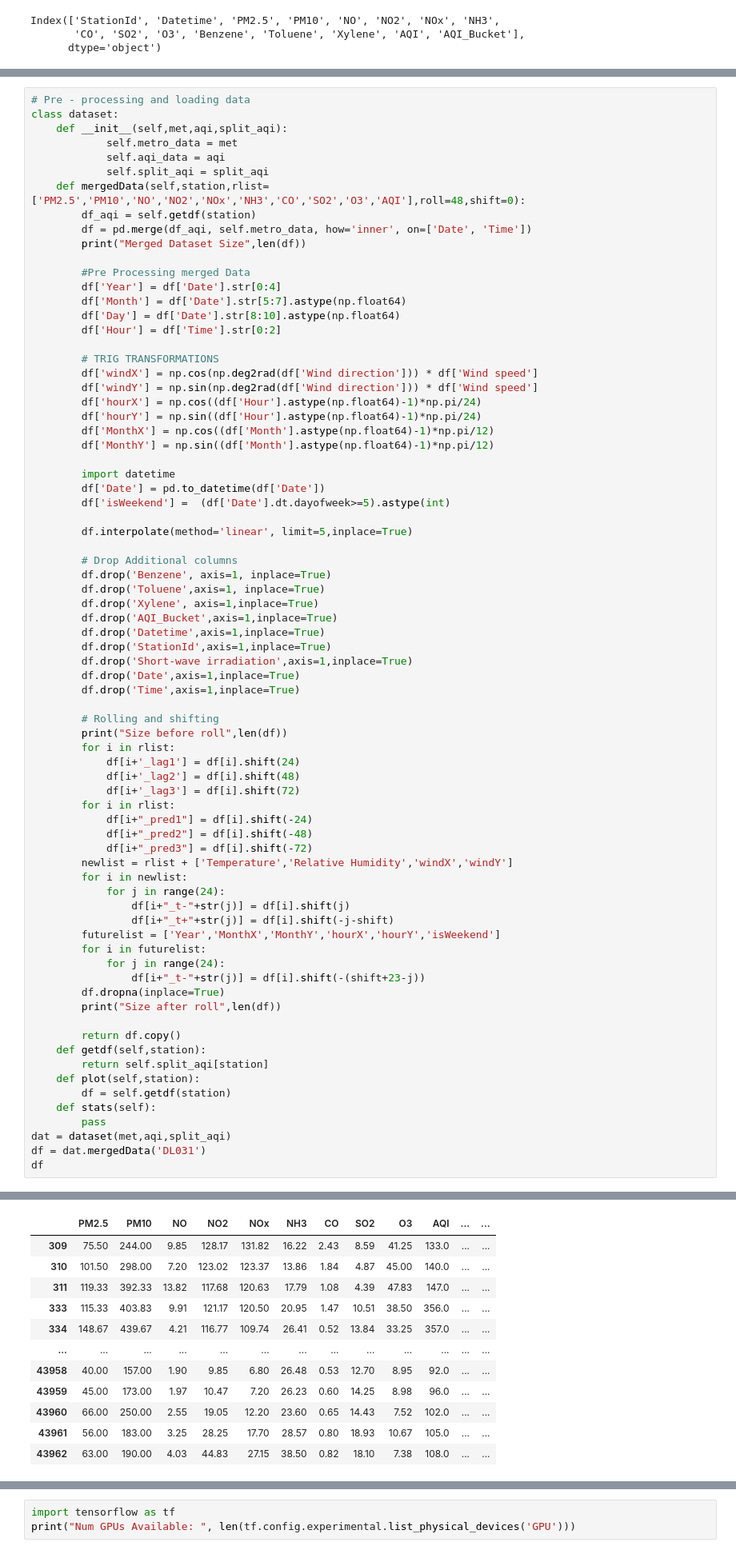
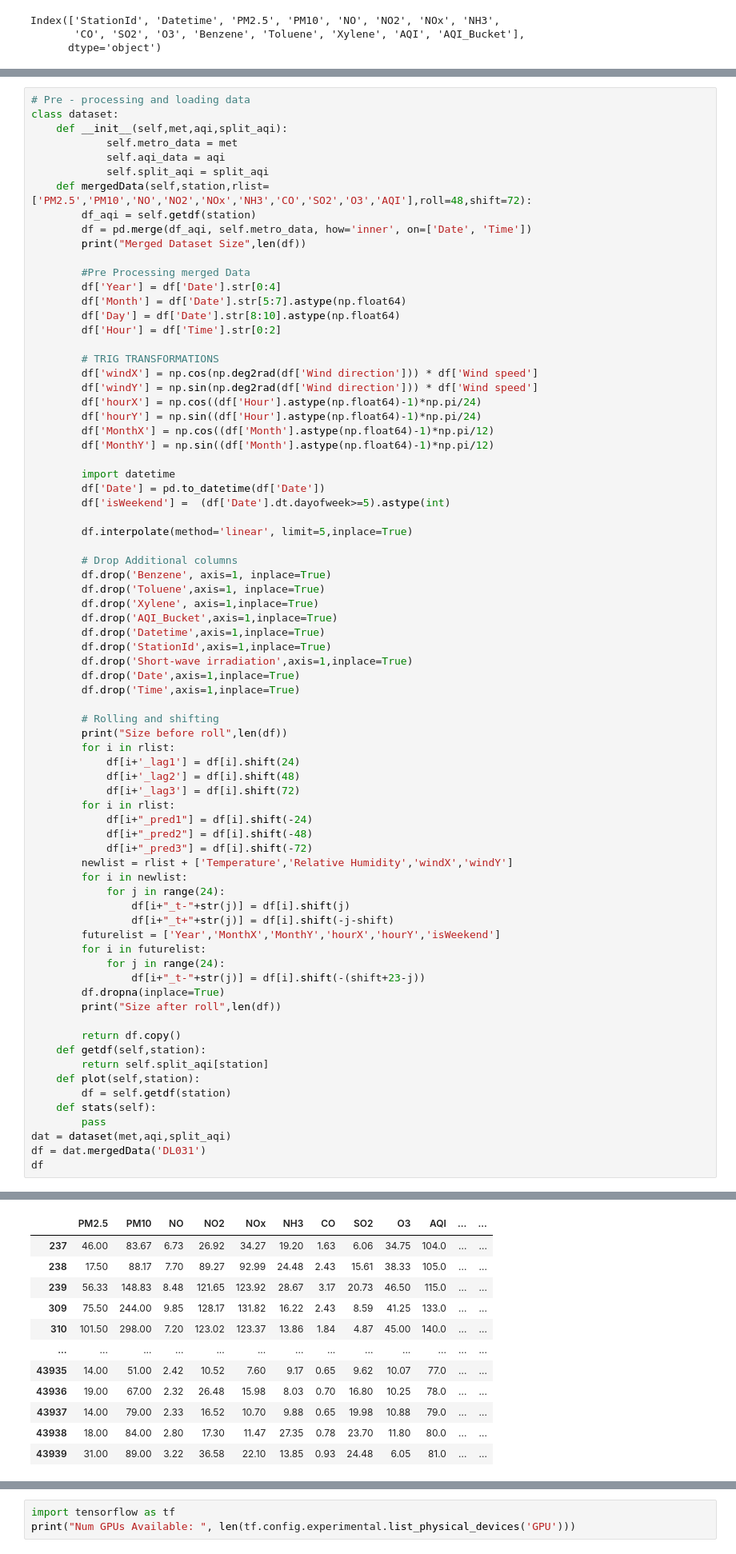
Before and after one commit to gupta-anmol/air-quality-prediction, a Jupyter notebook: script.ipynb, the cells around one changed output, grey strips where cells are left out. Shown at 80% size. Cells and saved outputs as stored; diff of their text form.

```diff
--- a/script.ipynb
+++ b/script.ipynb
@@ -53,7 +53,7 @@ class dataset:
             self.metro_data = met
             self.aqi_data = aqi
             self.split_aqi = split_aqi
-    def mergedData(self,station,rlist=['PM2.5','PM10','NO','NO2','NOx','NH3','CO','SO2','O3','AQI'],roll=48,shift=0):
+    def mergedData(self,station,rlist=['PM2.5','PM10','NO','NO2','NOx','NH3','CO','SO2','O3','AQI'],roll=48,shift=72):
         df_aqi = self.getdf(station)
         df = pd.merge(df_aqi, self.metro_data, how='inner', on=['Date', 'Time'])
         print("Merged Dataset Size",len(df))
@@ -128,12 +128,12 @@ Size after roll 12771
 |  | PM2.5 | PM10 | NO | NO2 | NOx | NH3 | CO | SO2 | O3 | AQI | ... | ... |
+| 237 | 46.00 | 83.67 | 6.73 | 26.92 | 34.27 | 19.20 | 1.63 | 6.06 | 34.75 | 104.0 | ... | ... |
+| 238 | 17.50 | 88.17 | 7.70 | 89.27 | 92.99 | 24.48 | 2.43 | 15.61 | 38.33 | 105.0 | ... | ... |
+| 239 | 56.33 | 148.83 | 8.48 | 121.65 | 123.92 | 28.67 | 3.17 | 20.73 | 46.50 | 115.0 | ... | ... |
 | 309 | 75.50 | 244.00 | 9.85 | 128.17 | 131.82 | 16.22 | 2.43 | 8.59 | 41.25 | 133.0 | ... | ... |
 | 310 | 101.50 | 298.00 | 7.20 | 123.02 | 123.37 | 13.86 | 1.84 | 4.87 | 45.00 | 140.0 | ... | ... |
-| 311 | 119.33 | 392.33 | 13.82 | 117.68 | 120.63 | 17.79 | 1.08 | 4.39 | 47.83 | 147.0 | ... | ... |
-| 333 | 115.33 | 403.83 | 9.91 | 121.17 | 120.50 | 20.95 | 1.47 | 10.51 | 38.50 | 356.0 | ... | ... |
-| 334 | 148.67 | 439.67 | 4.21 | 116.77 | 109.74 | 26.41 | 0.52 | 13.84 | 33.25 | 357.0 | ... | ... |
 | ... | ... | ... | ... | ... | ... | ... | ... | ... | ... | ... | ... | ... |
-| 43958 | 40.00 | 157.00 | 1.90 | 9.85 | 6.80 | 26.48 | 0.53 | 12.70 | 8.95 | 92.0 | ... | ... |
-| 43959 | 45.00 | 173.00 | 1.97 | 10.47 | 7.20 | 26.23 | 0.60 | 14.25 | 8.98 | 96.0 | ... | ... |
-| 43960 | 66.00 | 250.00 | 2.55 | 19.05 | 12.20 | 23.60 | 0.65 | 14.43 | 7.52 | 102.0 | ... | ... |
-| 43961 | 56.00 | 183.00 | 3.25 | 28.25 | 17.70 | 28.57 | 0.80 | 18.93 | 10.67 | 105.0 | ... | ... |
-| 43962 | 63.00 | 190.00 | 4.03 | 44.83 | 27.15 | 38.50 | 0.82 | 18.10 | 7.38 | 108.0 | ... | ... |
+| 43935 | 14.00 | 51.00 | 2.42 | 10.52 | 7.60 | 9.17 | 0.65 | 9.62 | 10.07 | 77.0 | ... | ... |
+| 43936 | 19.00 | 67.00 | 2.32 | 26.48 | 15.98 | 8.03 | 0.70 | 16.80 | 10.25 | 78.0 | ... | ... |
+| 43937 | 14.00 | 79.00 | 2.33 | 16.52 | 10.70 | 9.88 | 0.65 | 19.98 | 10.88 | 79.0 | ... | ... |
+| 43938 | 18.00 | 84.00 | 2.80 | 17.30 | 11.47 | 27.35 | 0.78 | 23.70 | 11.80 | 80.0 | ... | ... |
+| 43939 | 31.00 | 89.00 | 3.22 | 36.58 | 22.10 | 13.85 | 0.93 | 24.48 | 6.05 | 81.0 | ... | ... |
```
Also changed, not shown: parts of 5 cells of this notebook.
